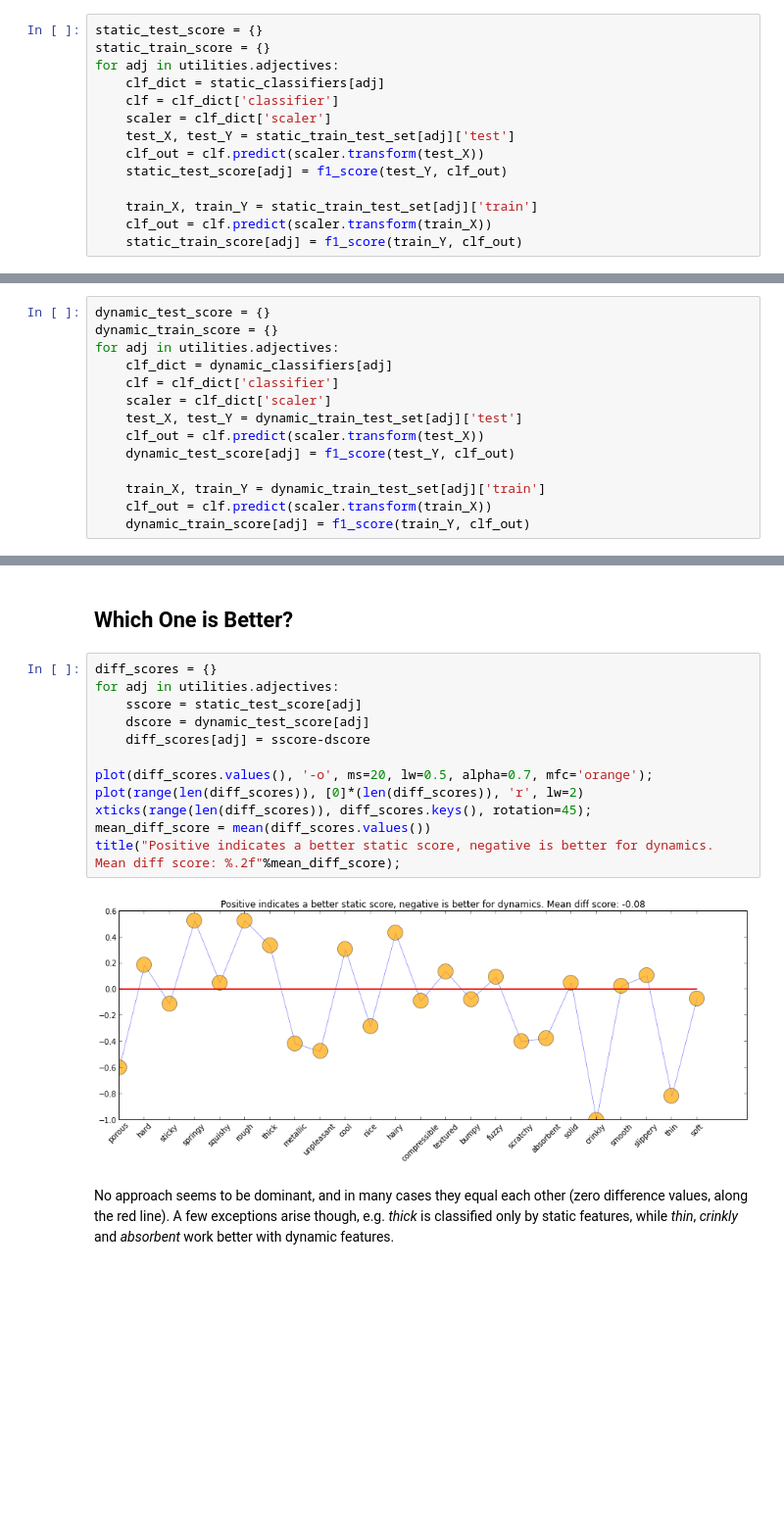
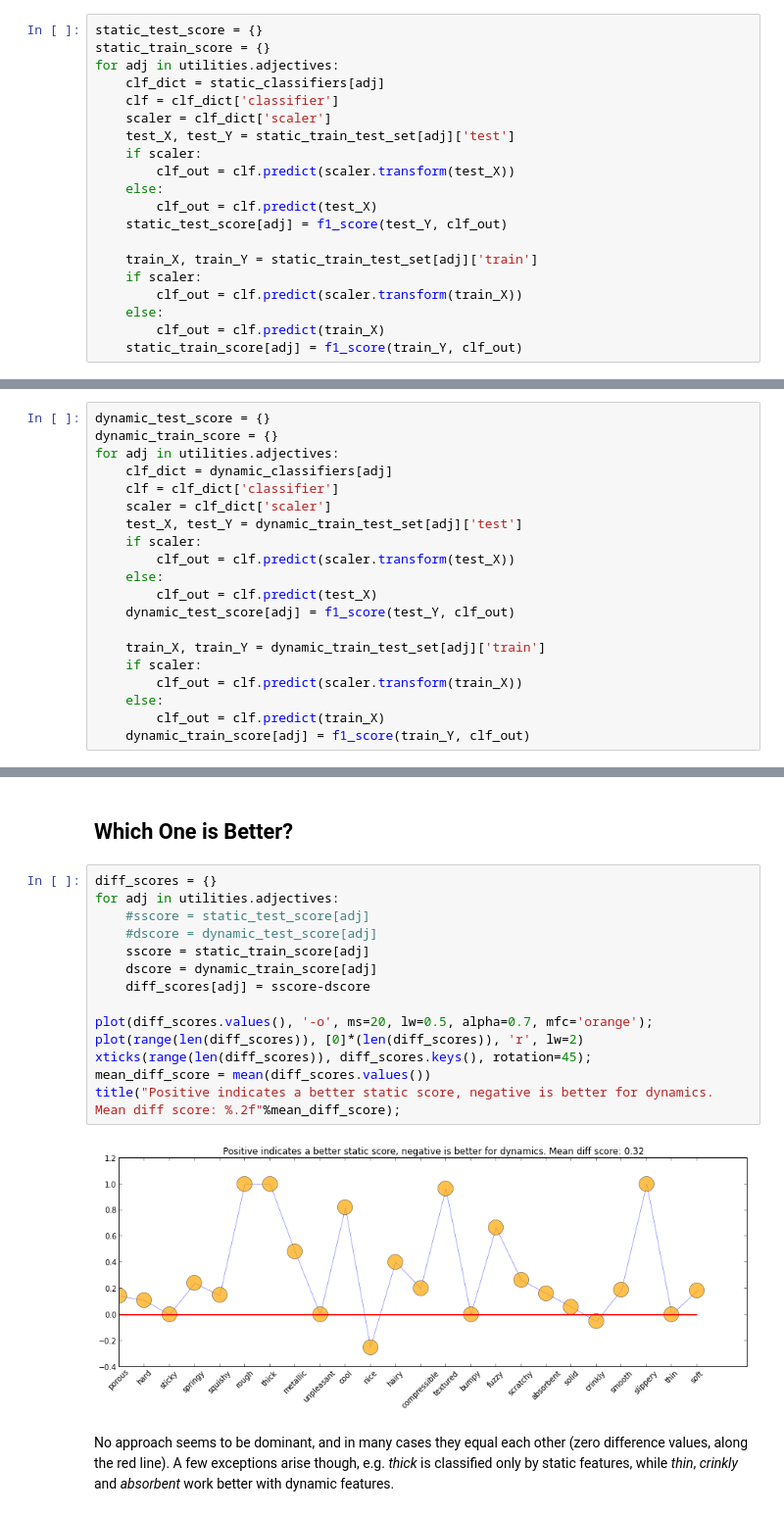
Before and after one commit to IanTheEngineer/Penn-haptics-bolt, a Jupyter notebook: ros/haptics/bolt_haptic_learning/hadjective_hmm_classifier/src/hadjective_hmm_classifier/training_segments/Adjectives Analysis.ipynb, the cells around one changed output, grey strips where cells are left out. Shown: that part at 98% size. Drawn from its saved outputs; the diff is of its cells as text; blank space fills up the shorter version.

```diff
--- a/ros/haptics/bolt_haptic_learning/hadjective_hmm_classifier/src/hadjective_hmm_classifier/training_segments/Adjectives Analysis.ipynb
+++ b/ros/haptics/bolt_haptic_learning/hadjective_hmm_classifier/src/hadjective_hmm_classifier/training_segments/Adjectives Analysis.ipynb
@@ -85,11 +85,17 @@ for adj in utilities.adjectives:
     clf = clf_dict['classifier']
     scaler = clf_dict['scaler']
     test_X, test_Y = static_train_test_set[adj]['test']
-    clf_out = clf.predict(scaler.transform(test_X))
+    if scaler:
+        clf_out = clf.predict(scaler.transform(test_X))
+    else:
+        clf_out = clf.predict(test_X)
     static_test_score[adj] = f1_score(test_Y, clf_out)
 
     train_X, train_Y = static_train_test_set[adj]['train']
-    clf_out = clf.predict(scaler.transform(train_X))
+    if scaler:
+        clf_out = clf.predict(scaler.transform(train_X))
+    else:
+        clf_out = clf.predict(train_X)
     static_train_score[adj] = f1_score(train_Y, clf_out)
 # %% [markdown]
 #### Getting the Results for Dynamic Classifiers
@@ -101,11 +107,17 @@ for adj in utilities.adjectives:
     clf = clf_dict['classifier']
     scaler = clf_dict['scaler']
     test_X, test_Y = dynamic_train_test_set[adj]['test']
-    clf_out = clf.predict(scaler.transform(test_X))
+    if scaler:
+        clf_out = clf.predict(scaler.transform(test_X))
+    else:
+        clf_out = clf.predict(test_X)
     dynamic_test_score[adj] = f1_score(test_Y, clf_out)
 
     train_X, train_Y = dynamic_train_test_set[adj]['train']
-    clf_out = clf.predict(scaler.transform(train_X))
+    if scaler:
+        clf_out = clf.predict(scaler.transform(train_X))
+    else:
+        clf_out = clf.predict(train_X)
     dynamic_train_score[adj] = f1_score(train_Y, clf_out)
 # %% [markdown]
 #### Getting the Results for Combined Classifiers
@@ -142,17 +154,19 @@ title("Static vs Dynamic. Mean Static Score: %.2f, Mean Dynamic Score: %.2f" %(m
 # %%
 diff_scores = {}
 for adj in utilities.adjectives:
-    sscore = static_test_score[adj]
-    dscore = dynamic_test_score[adj]
+    #sscore = static_test_score[adj]
+    #dscore = dynamic_test_score[adj]
+    sscore = static_train_score[adj]
+    dscore = dynamic_train_score[adj]
     diff_scores[adj] = sscore-dscore
 
 plot(diff_scores.values(), '-o', ms=20, lw=0.5, alpha=0.7, mfc='orange');
 plot(range(len(diff_scores)), [0]*(len(diff_scores)), 'r', lw=2)
 xticks(range(len(diff_scores)), diff_scores.keys(), rotation=45);
 mean_diff_score = mean(diff_scores.values())
 title("Positive indicates a better static score, negative is better for dynamics. Mean diff score: %.2f"%mean_diff_score);
 # %% [output]
-[figure, old version]
+[figure, new version]
 # %% [markdown]
 No approach seems to be dominant, and in many cases they equal each other (zero difference values, along the red line). A few exceptions arise though, e.g. *thick* is classified only by static features, while  *thin*, *crinkly* and *absorbent* work better with dynamic features.
 # %% [markdown]
```
Also changed, not shown: parts of 6 cells of this notebook, 1 other file.
